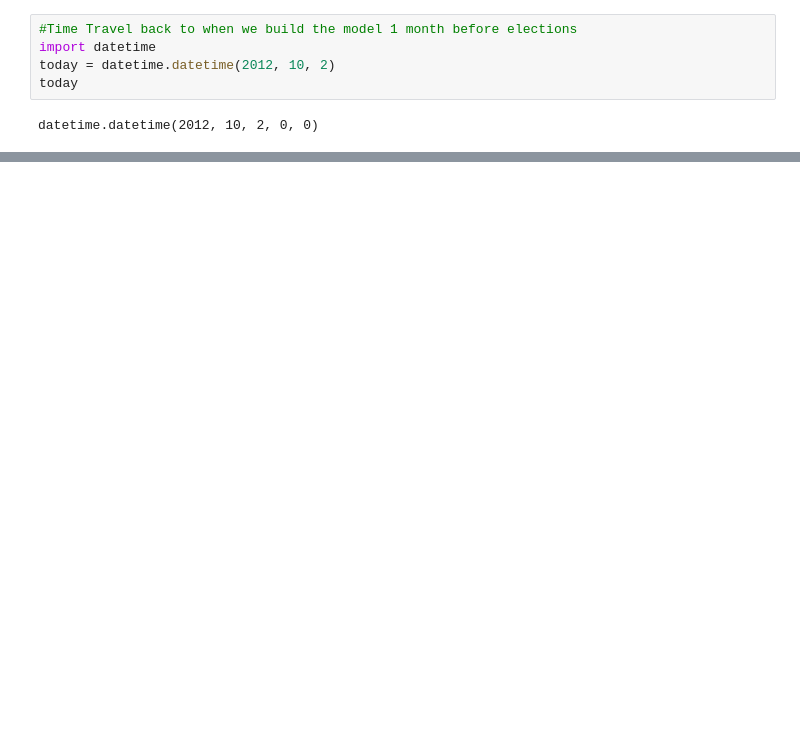
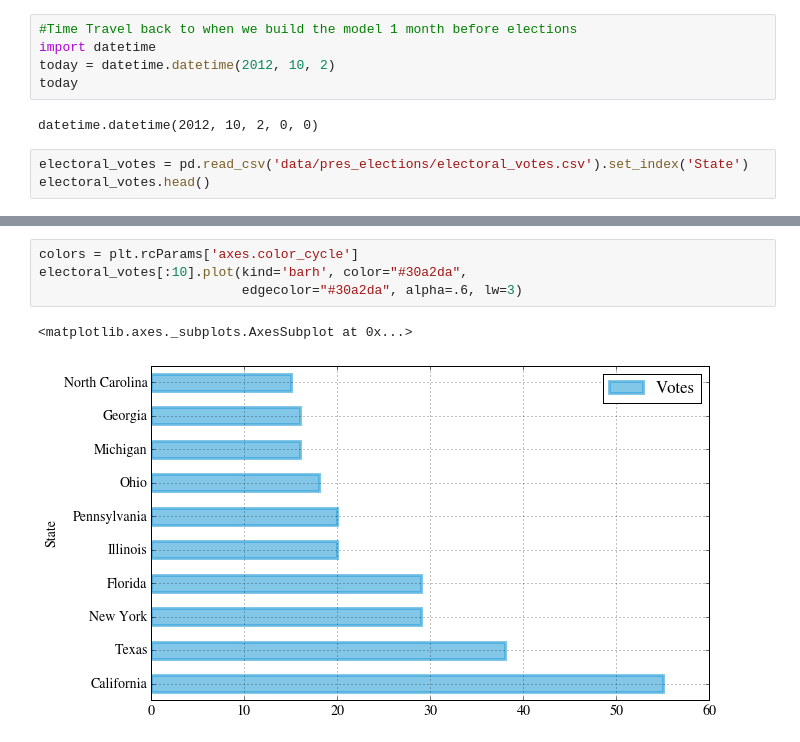
Before and after one commit to jthang/MachineLearningLab, a Jupyter notebook: lab_pres_elections.ipynb, the cells around one changed output, grey strips where cells are left out. Drawn from its saved outputs; the diff is of its cells as text; blank space fills up the shorter version.

Commit message:
added chart

```diff
--- a/lab_pres_elections.ipynb
+++ b/lab_pres_elections.ipynb
@@ -205,3 +207,6 @@ today = datetime.datetime(2012, 10, 2)
 today
 # %% [output]
 datetime.datetime(2012, 10, 2, 0, 0)
+# %%
+electoral_votes = pd.read_csv('data/pres_elections/electoral_votes.csv').set_index('State')
+electoral_votes.head()
@@ -207,0 +221,7 @@ datetime.datetime(2012, 10, 2, 0, 0)
+# %%
+colors = plt.rcParams['axes.color_cycle']
+electoral_votes[:10].plot(kind='barh', color="#30a2da",
+                          edgecolor="#30a2da", alpha=.6, lw=3)
+# %% [output]
+<matplotlib.axes._subplots.AxesSubplot at 0x...>
+[figure, added]
```
Also changed, not shown: parts of 6 cells of this notebook.
